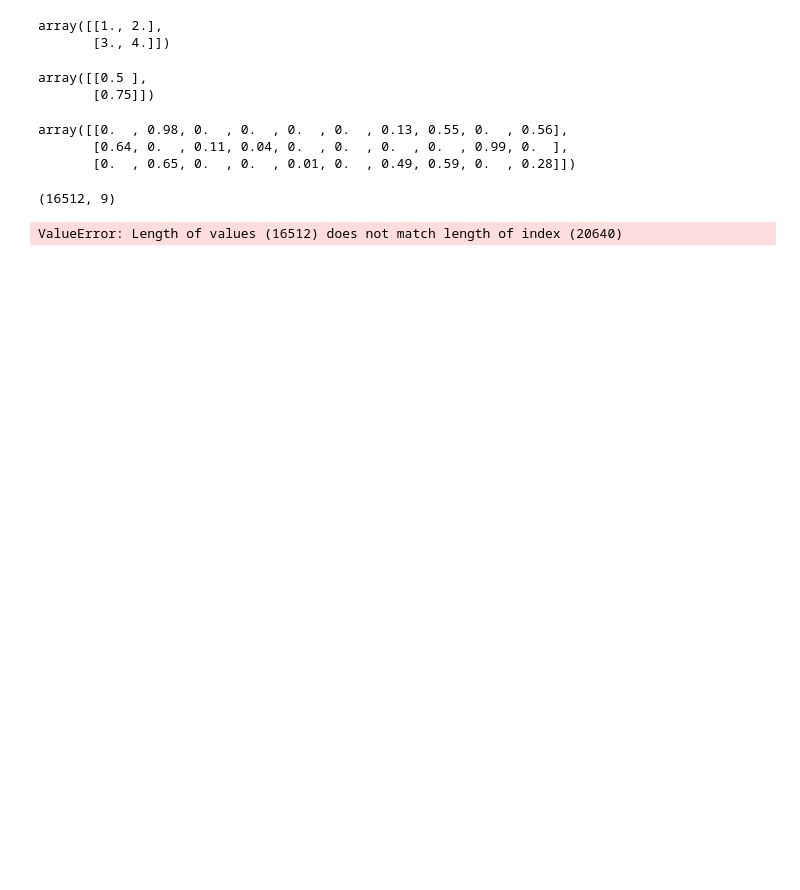
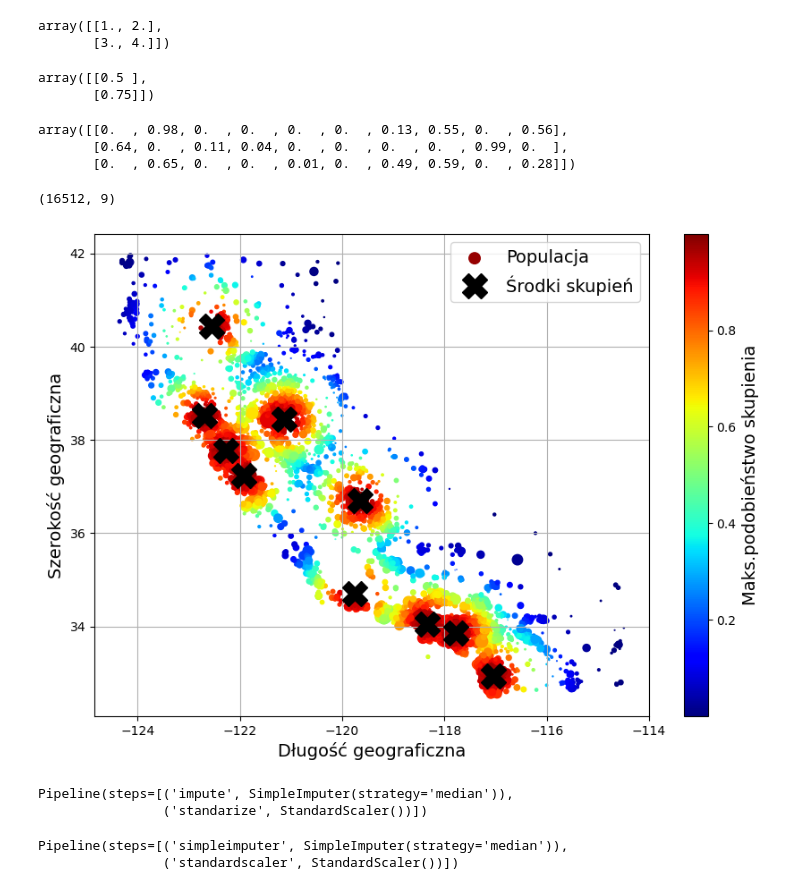
Before and after one commit to chorna111/WUM, a Jupyter notebook: notebooks/02_pierwszy_projekt_uczenia_maszynowego.ipynb, the cells around one changed output. Drawn from its saved outputs; the diff is of its cells as text; code cells hidden in the pictures; blank space fills up the shorter version.

```diff
--- a/notebooks/02_pierwszy_projekt_uczenia_maszynowego.ipynb
+++ b/notebooks/02_pierwszy_projekt_uczenia_maszynowego.ipynb
@@ -757,7 +757,7 @@ class StandardScalerClone(BaseEstimator,TransformerMixin):
         return X/self.scale_
 # %%
 from sklearn.cluster import KMeans
-class ClusterSimillatiry(BaseEstimator,TransformerMixin):
+class ClusterSimilarity(BaseEstimator,TransformerMixin):
     def __init__(self,n_clusters=10,gamma=1.0,random_state=None):
         self.n_clusters=n_clusters
         self.gamma=gamma
@@ -771,7 +771,7 @@ class ClusterSimillatiry(BaseEstimator,TransformerMixin):
     def get_feature_names_out(self,names=None):
         return [f'Podobieństwo {i} skupienia' for i in range(self.n_clusters)]
 # %%
-cluster_simil=ClusterSimillatiry(n_clusters=10,gamma=1.,random_state=42)
+cluster_simil=ClusterSimilarity(n_clusters=10,gamma=1.,random_state=42)
 similarities=cluster_simil.fit_transform(
     X_train[['latitude','longitude']],
     sample_weight=Y_train
@@ -787,22 +787,22 @@ X_train.shape
 # %% [output]
 (16512, 9)
 # %%
-X_train_renamed = housing.rename(columns={
+X_train_renamed = X_train.rename(columns={
     "latitude": "Szerokość geograficzna", "longitude": "Długość geograficzna",
     "population": "Populacja",
-    "median_house_value": "Mediana wartości domu (ᴜsᴅ)"})
+    "median_house_value": "Mediana wartości domu (usd)"})
 X_train_renamed["Maks.podobieństwo skupienia"] = similarities.max(axis=1)
 
 X_train_renamed.plot(kind="scatter", x="Długość geograficzna", y="Szerokość geograficzna", grid=True,
                      s=X_train_renamed["Populacja"] / 100, label="Populacja",
                      c="Maks.podobieństwo skupienia",
                      cmap="jet", colorbar=True,
                      legend=True, sharex=False, figsize=(10, 7))
 plt.plot(cluster_simil.kmeans_.cluster_centers_[:, 1],
          cluster_simil.kmeans_.cluster_centers_[:, 0],
          linestyle="", color="black", marker="X", markersize=20,
          label="Środki skupień")
 plt.legend(loc="upper right")
 plt.show()
 # %% [output]
-ValueError: Length of values (16512) does not match length of index (20640)
+[figure, added]
@@ -808,0 +815,15 @@ ValueError: Length of values (16512) does not match length of index (20640)
+# %%
+from sklearn import set_config
+set_config(display='diagram')
+num_pipeline
+# %% [output]
+Pipeline(steps=[('impute', SimpleImputer(strategy='median')),
+                ('standarize', StandardScaler())])
+# %%
+from sklearn.pipeline import make_pipeline
+
+num_pipeline=make_pipeline(SimpleImputer(strategy="median"),StandardScaler())
+num_pipeline
+# %% [output]
+Pipeline(steps=[('simpleimputer', SimpleImputer(strategy='median')),
+                ('standardscaler', StandardScaler())])
```
Also changed, not shown: parts of 23 cells of this notebook.
